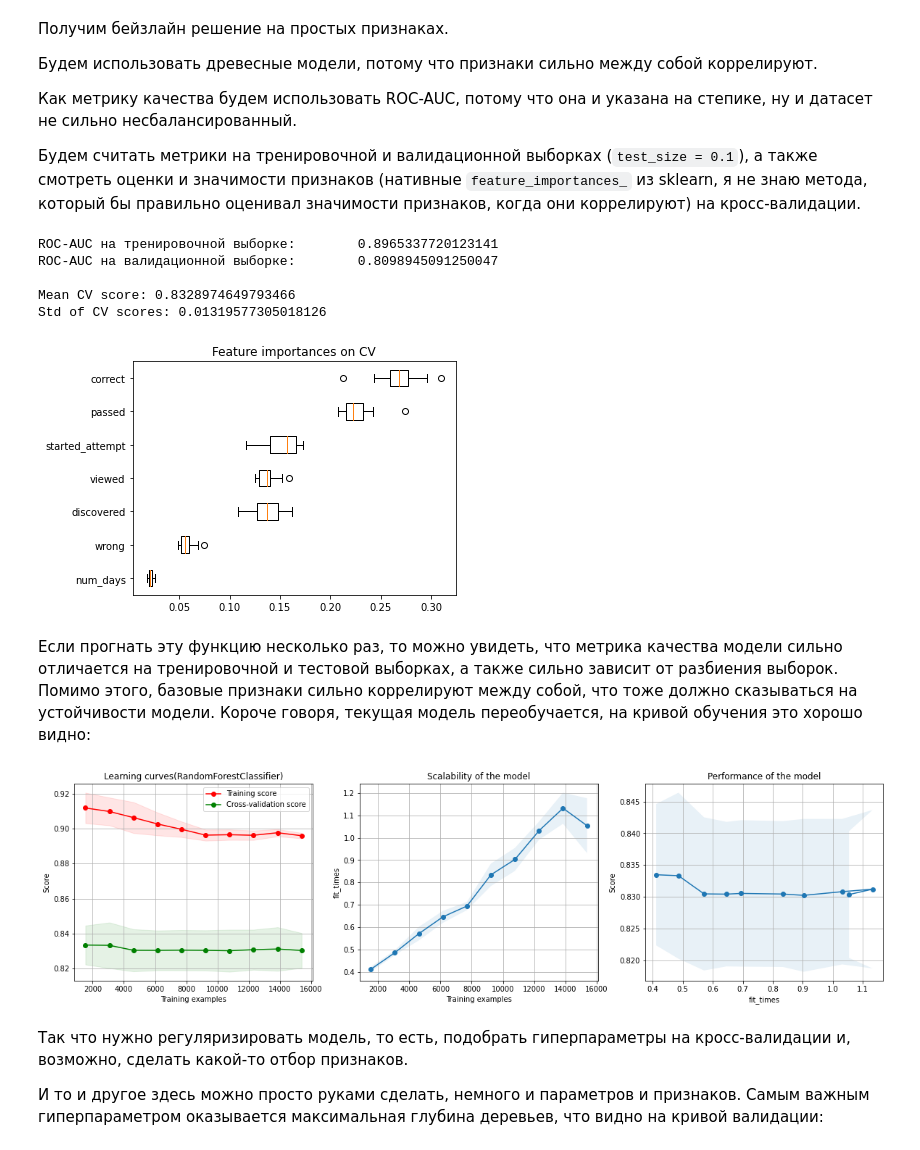
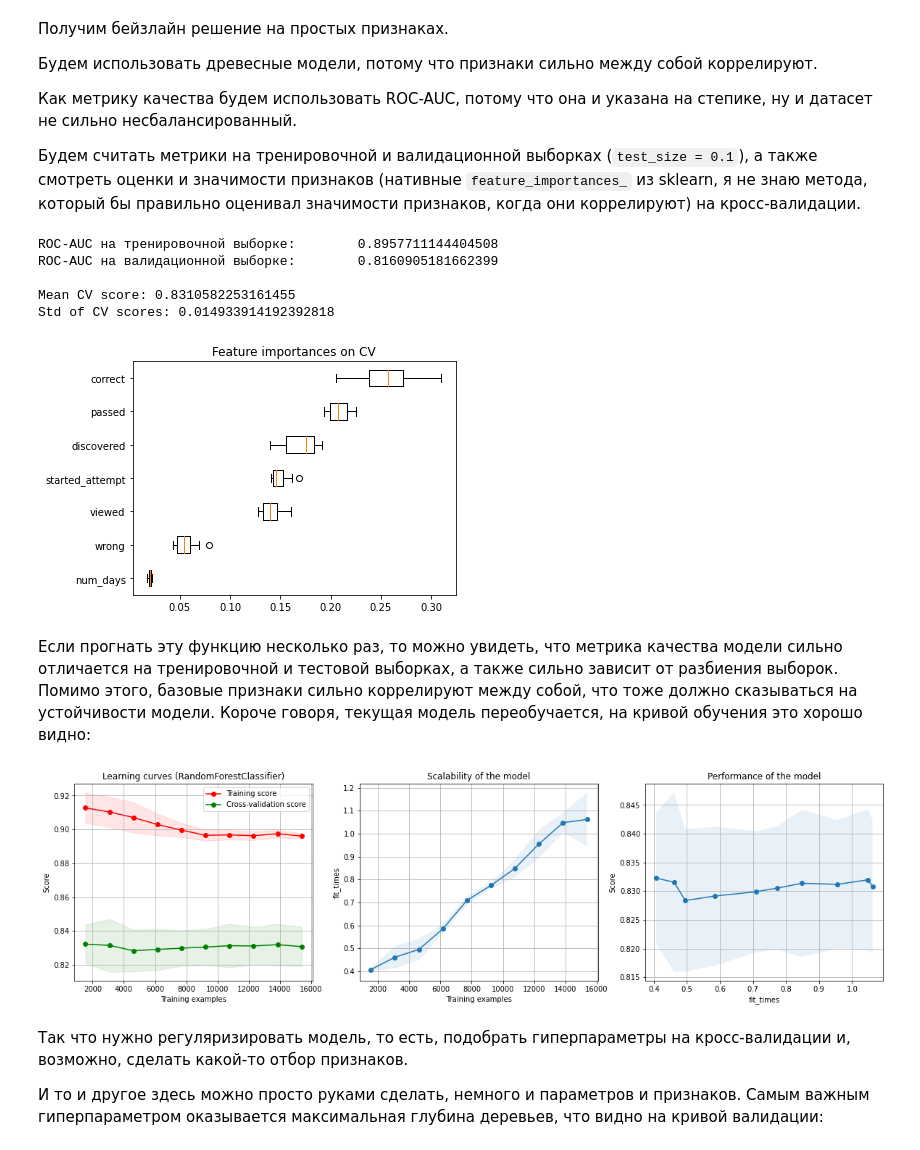
Before and after one commit to yupopov/stepik_ml_contest, a Jupyter notebook: main_analysis.ipynb, the cells around one changed output. Drawn from its saved outputs; the diff is of its cells as text; code cells hidden in the pictures.

```diff
--- a/main_analysis.ipynb
+++ b/main_analysis.ipynb
@@ -283,26 +286,27 @@ test_df_base.describe()
 # %%
 rf = RandomForestClassifier(
     n_estimators=100,
     min_samples_leaf=10,
     min_samples_split=10,
     class_weight='balanced',
-    n_jobs=-1
+    n_jobs=-1,
+    random_state=RANDOM_STATE
 )
 
 test_model(rf, train_df_base, targets, random_state=None, cv=10)
 # %% [output]
-ROC-AUC на тренировочной выборке:        0.8965337720123141
-ROC-AUC на валидационной выборке:        0.8098945091250047
+ROC-AUC на тренировочной выборке:        0.8957711144404508
+ROC-AUC на валидационной выборке:        0.8160905181662399
 
-Mean CV score: 0.8328974649793466
-Std of CV scores: 0.01319577305018126
+Mean CV score: 0.8310582253161455
+Std of CV scores: 0.014933914192392818
-[figure, old version]
+[figure, new version]
 # %% [markdown]
 Если прогнать эту функцию несколько раз, то можно увидеть, что метрика качества модели сильно отличается на тренировочной и тестовой выборках, а также сильно зависит от разбиения выборок. Помимо этого, базовые признаки сильно коррелируют между собой, что тоже должно сказываться на устойчивости модели. Короче говоря, текущая модель переобучается, на кривой обучения это хорошо видно:
 # %%
 plot_learning_curve(rf, train_df_base, targets, scoring='roc_auc', train_sizes=np.linspace(0.1, 1, 10), n_jobs=-1)
 # %% [output]
-[figure, old version]
+[figure, new version]
 # %% [markdown]
 Так что нужно регуляризировать модель, то есть, подобрать гиперпараметры на кросс-валидации и, возможно, сделать какой-то отбор признаков.
 
```
Also changed, not shown: parts of 10 cells of this notebook.
